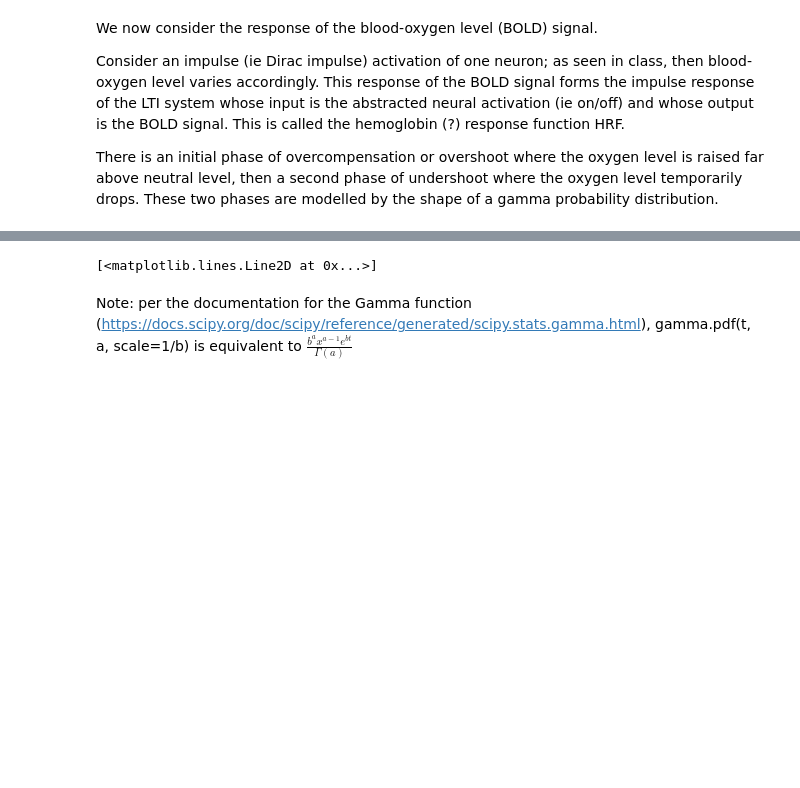
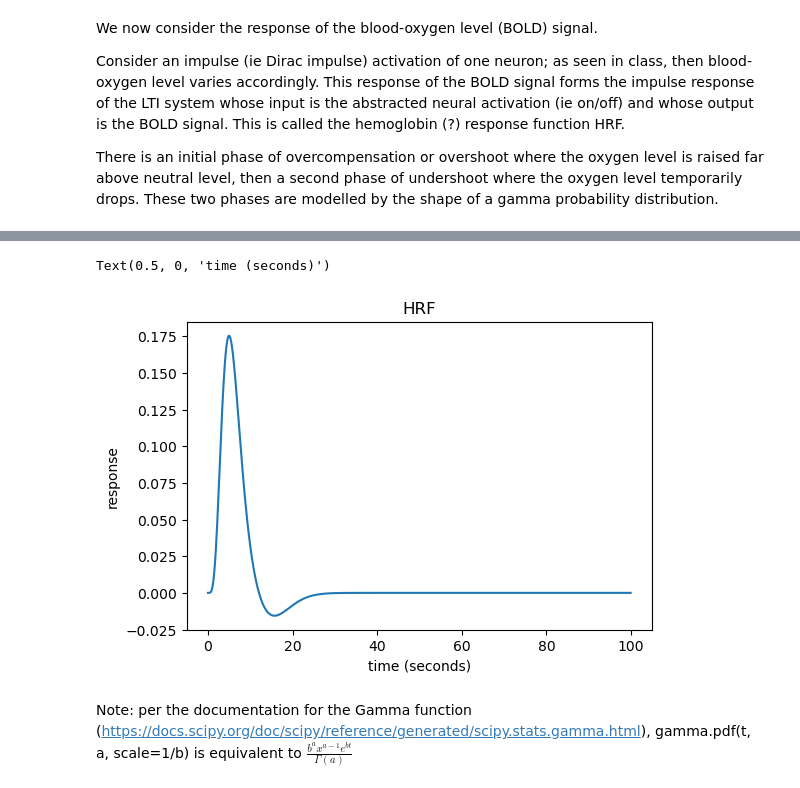
Before and after one commit to mrighi/NSSP-Miniprojects, a Jupyter notebook: Miniproject 1/Miniproject_1_G.ipynb, the cells around one changed output, grey strips where cells are left out. Drawn from its saved outputs; the diff is of its cells as text; code cells hidden in the pictures; blank space fills up the shorter version.

```diff
--- a/Miniproject 1/Miniproject_1_G.ipynb
+++ b/Miniproject 1/Miniproject_1_G.ipynb
@@ -49,6 +47,7 @@ Consider an impulse (ie Dirac impulse) activation of one neuron; as seen in clas
 There is an initial phase of overcompensation or overshoot where the oxygen level is raised far above neutral level, then a second phase of undershoot where the oxygen level temporarily drops. These two phases are modelled by the shape of a gamma probability distribution.
 # %%
 A = 1 # temporary (?)
+%matplotlib inline
 
 alpha1 = 6
 alpha2 = 16
@@ -64,4 +63,7 @@ h = HRF(t, A, c, alpha1, alpha2, beta1, beta2)
 
 plt.figure(figsize=(6,4))
 plt.plot(t, h)
+plt.title('HRF')
+plt.ylabel('response')
+plt.xlabel('time (seconds)')
 # %% [output]
@@ -70,4 +70,5 @@ plt.plot(t, h)
-[<matplotlib.lines.Line2D at 0x...>]
+Text(0.5, 0, 'time (seconds)')
+[figure, added]
 # %% [markdown]
 Note: per the documentation for the Gamma function (https://docs.scipy.org/doc/scipy/reference/generated/scipy.stats.gamma.html), gamma.pdf(t, a, scale=1/b) is equivalent to $\frac{b^a x^{a-1}e^{b t}}{\Gamma(a)}$
 # %% [markdown]
```
Also changed, not shown: parts of 5 cells of this notebook.
